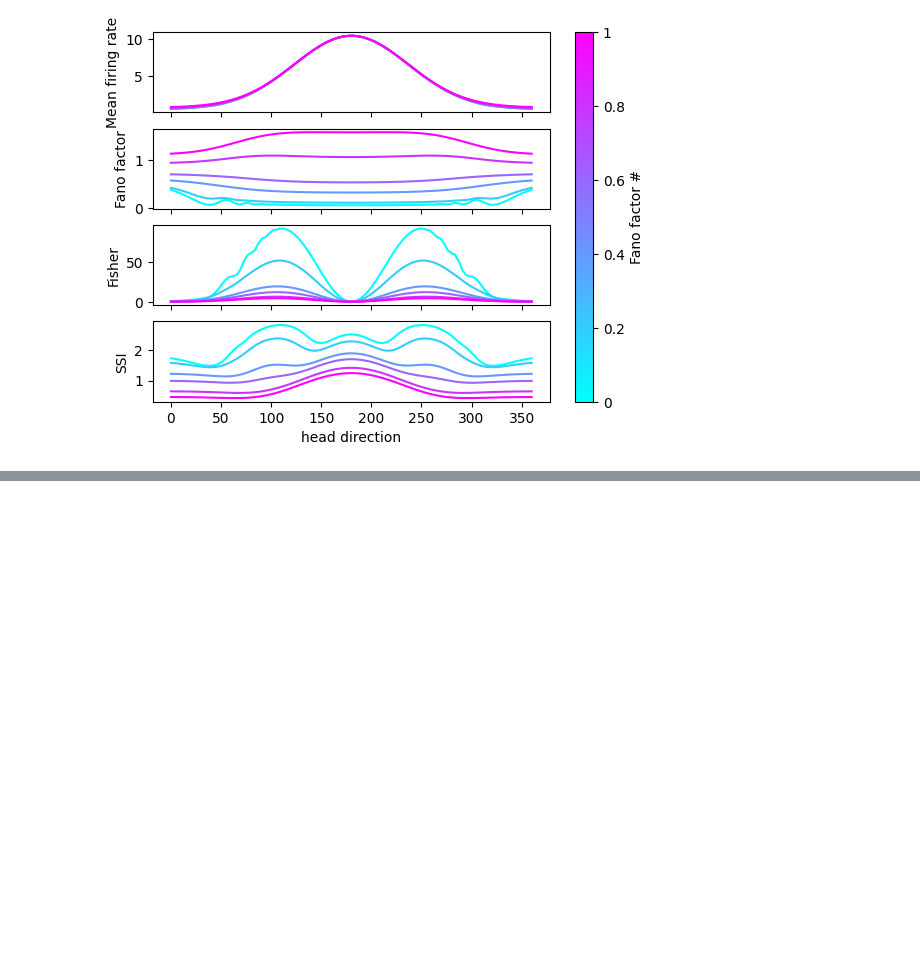
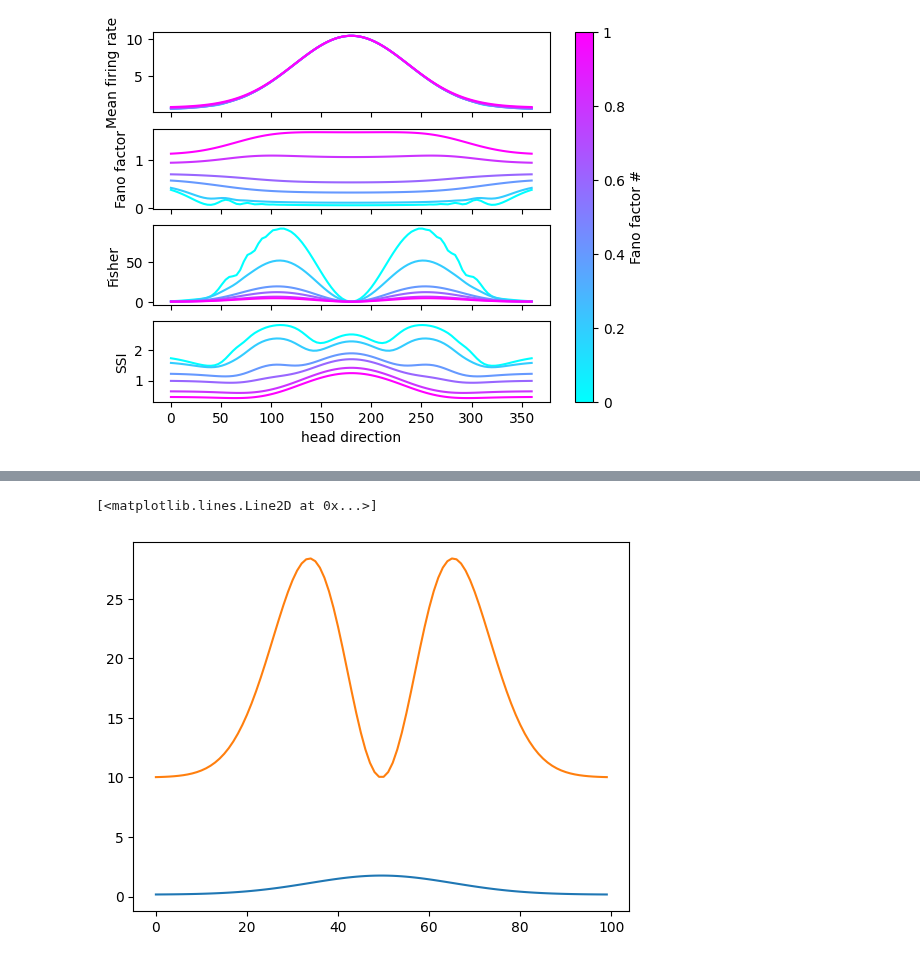
Before and after one commit to davindicode/UCM-interpret, a Jupyter notebook: analysis/ssi.ipynb, the cells around one changed output, grey strips where cells are left out. Drawn from its saved outputs; the diff is of its cells as text; code cells hidden in the pictures; blank space fills up the shorter version.

```diff
--- a/analysis/ssi.ipynb
+++ b/analysis/ssi.ipynb
@@ -311,0 +370,13 @@ array([0. , 0.2, 0.4, 0.6, 0.8, 1. ])
+# %%
+m = []
+v = []
+
+for s in inputs:
+    m.append(mean_SCD(s))
+    v.append(variance(s))
+
+plt.plot(m)
+plt.plot(v)
+# %% [output]
+[<matplotlib.lines.Line2D at 0x...>]
+[figure, added]
```
Also changed, not shown: parts of 3 cells of this notebook, 5 other files.
